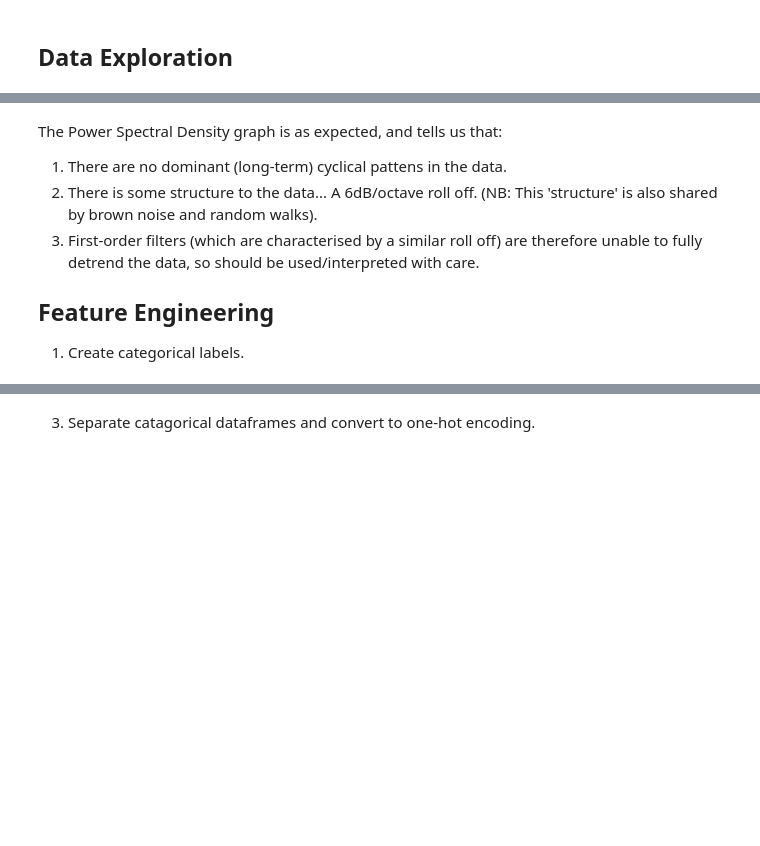
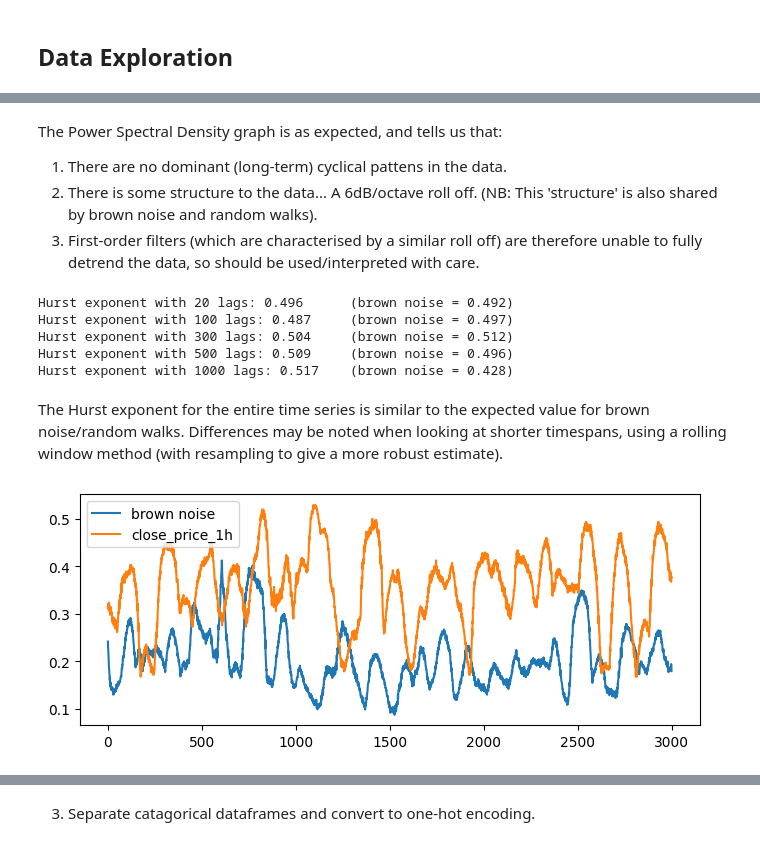
Before and after one commit to colurw/temporal_CNN, a Jupyter notebook: 1_data_preparation.ipynb, the cells around one changed output, grey strips where cells are left out. Drawn from its saved outputs; the diff is of its cells as text; code cells hidden in the pictures; blank space fills up the shorter version.

```diff
--- a/1_data_preparation.ipynb
+++ b/1_data_preparation.ipynb
@@ -39,6 +36,73 @@ The Power Spectral Density graph is as expected, and tells us that:
 1. There are no dominant (long-term) cyclical pattens in the data.
 2. There is some structure to the data... A 6dB/octave roll off. (NB: This 'structure' is also shared by brown noise and random walks).
 4. First-order filters (which are characterised by a similar roll off) are therefore unable to fully detrend the data, so should be used/interpreted with care.
-
-## Feature Engineering
-1. Create categorical labels.
+# %%
+## compare Hurst exponent of closing prices with Brownian noise
+
+def hurst_exponent(time_series, max_lag=20):
+    """Returns the Hurst Exponent of the time series"""
+    lags = range(2, max_lag)
+    # variances of the lagged differences
+    tau = [np.std(np.subtract(time_series[lag:], time_series[:-lag])) for lag in lags]
+    # calculate the slope of the log plot
+    reg = np.polyfit(np.log(lags), np.log(tau), 1)
+    return reg[0]
+
+for lag in [20, 100, 300, 500, 1000]:
+    hurst_exp = hurst_exponent(df['close'].to_numpy(), lag)
+    hurst_exp2 = hurst_exponent(brown_noise, lag)
+    print(f"Hurst exponent with {lag} lags: {hurst_exp:.3f} \t(brown noise = {hurst_exp2:.3f})")
+# %% [output]
+Hurst exponent with 20 lags: 0.496      (brown noise = 0.492)
+Hurst exponent with 100 lags: 0.487     (brown noise = 0.497)
+Hurst exponent with 300 lags: 0.504     (brown noise = 0.512)
+Hurst exponent with 500 lags: 0.509     (brown noise = 0.496)
+Hurst exponent with 1000 lags: 0.517    (brown noise = 0.428)
+# %% [markdown]
+The Hurst exponent for the entire time series is similar to the expected value for brown noise/random walks.  Differences may be noted when looking at shorter timespans, using a rolling window method (with resampling to give a more robust estimate).
+# %%
+## compare short-term Hurst exponents of closing prices with Brownian noise
+
+def hurst_fd(price_series, min_window=10, max_window=100, num_windows=20, num_samples=100):
+    """ function to calculate Hurst exponent. from https://archive.is/6lD77 """
+    log_returns = np.diff(np.log(price_series))
+    window_sizes = np.linspace(min_window, max_window, num_windows, dtype=int)
+    R_S = []
+
+    # for each window size, calculate R/S values
+    for w in window_sizes:
+        R, S = [], []
+        # resample multiple sequences for a more robust estimate
+        for _ in range(num_samples):
+            start = np.random.randint(0, len(log_returns) - w)
+            seq = log_returns[start:start + w]
+            R.append(np.max(seq) - np.min(seq))
+            S.append(np.std(seq))
+        R_S.append(np.mean(R) / np.mean(S))
+
+    # calculate the slope (Hurst Exponent) in a log-log plot
+    log_window_sizes = np.log(window_sizes)
+    log_R_S = np.log(R_S)
+    coeffs = np.polyfit(log_window_sizes, log_R_S, 1)
+
+    # extract Hurst Exponent
+    hurst_exponent = coeffs[0]
+
+    return hurst_exponent
+
+
+def rolling_hurst(price_series, window, min_window=10, max_window=100, num_windows=20, num_samples=50):
+    """ function to calculate rolling Hurst exponent """
+    return price_series.rolling(window=window).apply(lambda x: hurst_fd(x, min_window, max_window, num_windows, num_samples), raw=True)
+
+
+# generate graph
+ROLLING_WINDOW = 120
+df_hurst = pd.DataFrame(brown_noise[:3500])
+df_hurst['brown noise'] = rolling_hurst(df_hurst, ROLLING_WINDOW)
+df_hurst['close_price_1h'] = rolling_hurst(df['close'[:-3500:-1]], ROLLING_WINDOW)
+df_hurst = df_hurst.dropna(axis=0).reset_index(drop=True)
+df_hurst[:3000].plot(y=['brown noise', 'close_price_1h'], figsize=(8, 3))
+plt.show()
+# %% [output]
+[figure, added]
```
Also changed, not shown: parts of 7 cells of this notebook, 2 other files.
